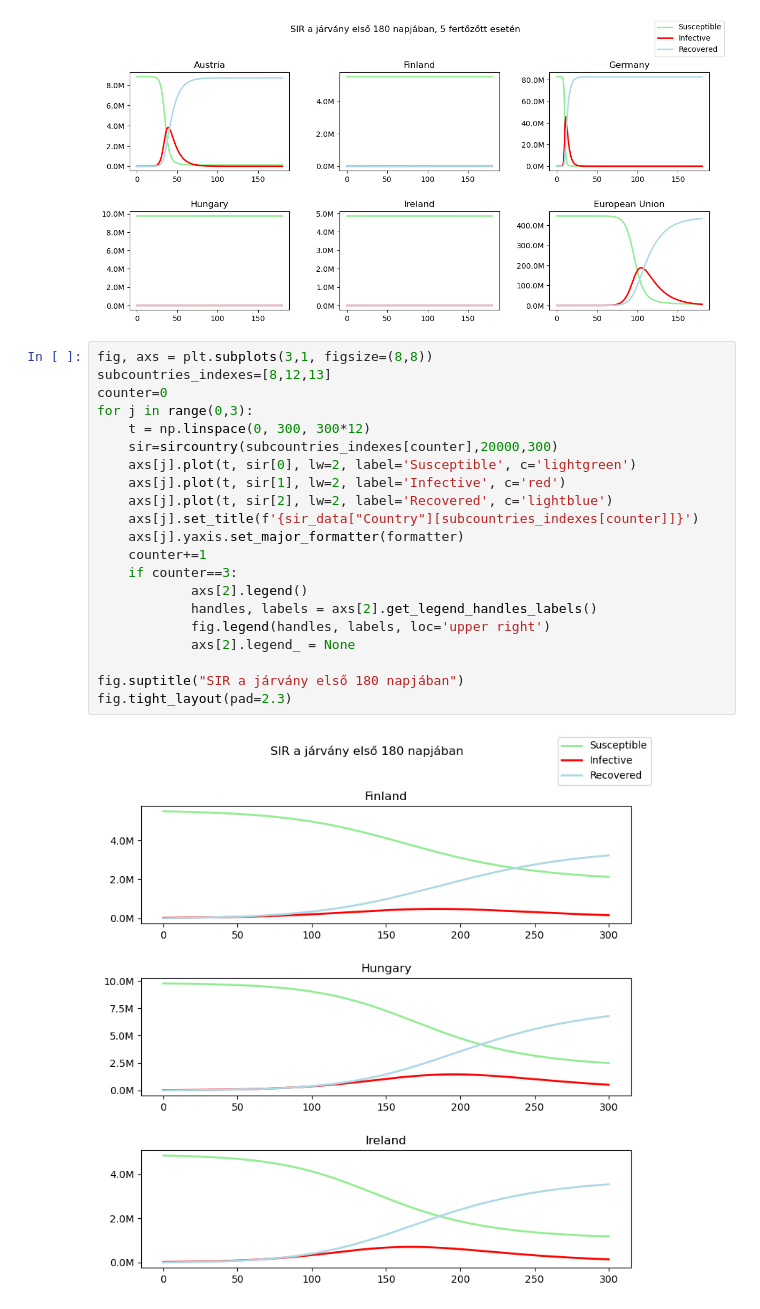
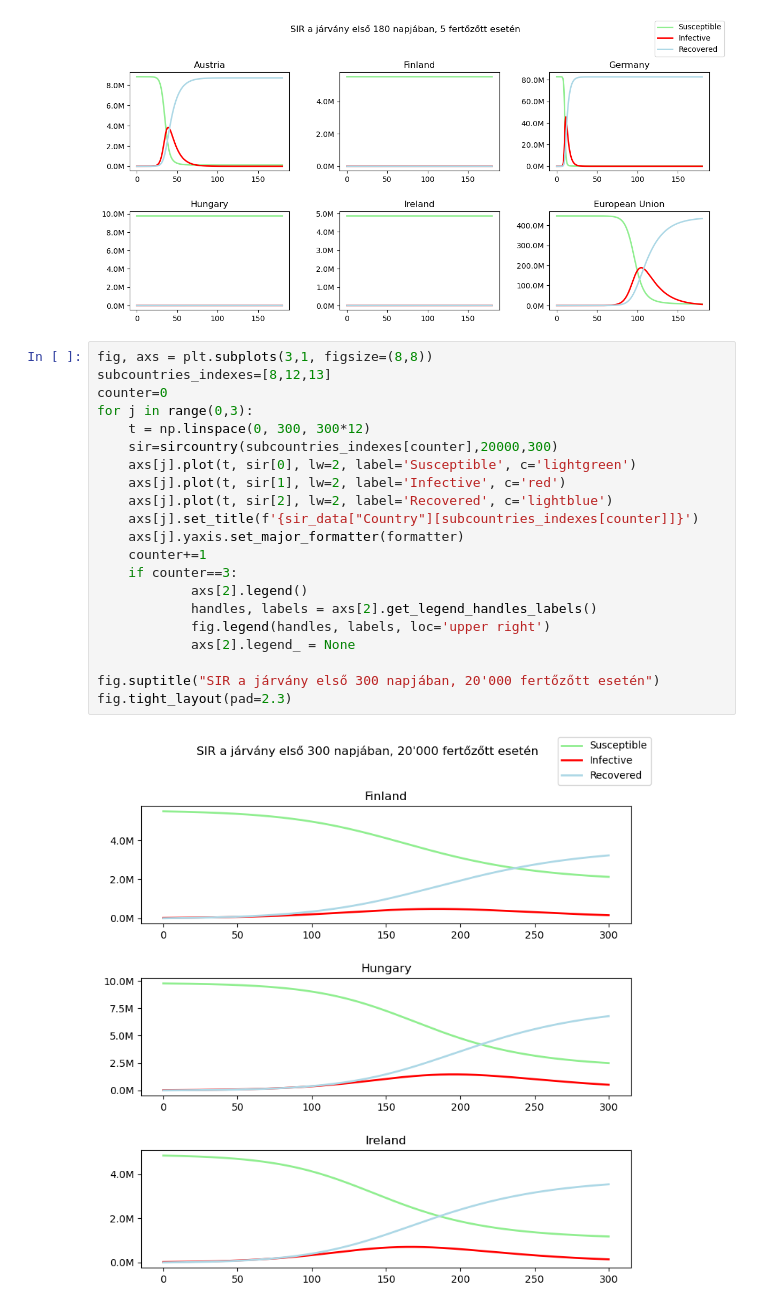
Before and after one commit to Adiklafa/Matprog, a Jupyter notebook: sir.ipynb, the cells around one changed output. Drawn from its saved outputs; the diff is of its cells as text.

```diff
--- a/sir.ipynb
+++ b/sir.ipynb
@@ -111,23 +129,23 @@ fig.tight_layout(pad=2.3)
 # %%
 fig, axs = plt.subplots(3,1, figsize=(8,8))
 subcountries_indexes=[8,12,13]
 counter=0
 for j in range(0,3):
     t = np.linspace(0, 300, 300*12)
     sir=sircountry(subcountries_indexes[counter],20000,300)
     axs[j].plot(t, sir[0], lw=2, label='Susceptible', c='lightgreen')
     axs[j].plot(t, sir[1], lw=2, label='Infective', c='red')
     axs[j].plot(t, sir[2], lw=2, label='Recovered', c='lightblue')
     axs[j].set_title(f'{sir_data["Country"][subcountries_indexes[counter]]}')
     axs[j].yaxis.set_major_formatter(formatter)
     counter+=1
     if counter==3:
             axs[2].legend()
             handles, labels = axs[2].get_legend_handles_labels()
             fig.legend(handles, labels, loc='upper right')
             axs[2].legend_ = None
 
-fig.suptitle("SIR a járvány első 180 napjában")
+fig.suptitle("SIR a járvány első 300 napjában, 20'000 fertőzőtt esetén")
 fig.tight_layout(pad=2.3)
 # %% [output]
-[figure, old version]
+[figure, new version]
```
Also changed, not shown: parts of 1 cell of this notebook.
